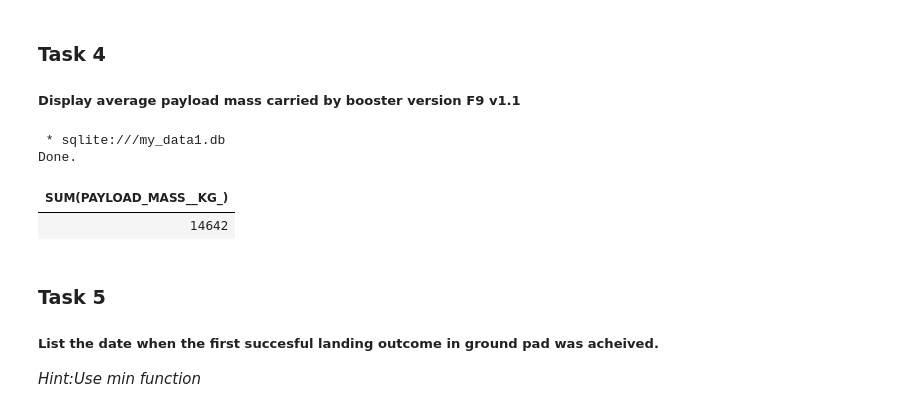
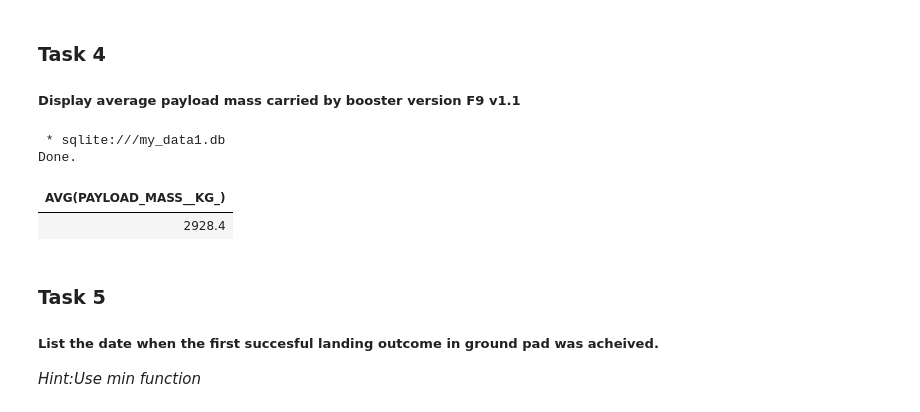
Before and after one commit to ylhoony/ibm-ds-course, a Jupyter notebook: 10_Applied_DS_Capstone/05_eda-sql.ipynb, the cells around one changed output. Cells and saved outputs as stored; diff of their text form; code cells hidden in the pictures.

```diff
--- a/10_Applied_DS_Capstone/05_eda-sql.ipynb
+++ b/10_Applied_DS_Capstone/05_eda-sql.ipynb
@@ -152,14 +153,14 @@ Done.
 ##### Display average payload mass carried by booster version F9 v1.1
 # %%
 %%sql
-SELECT SUM(PAYLOAD_MASS__KG_)
+SELECT AVG(PAYLOAD_MASS__KG_)
 FROM SPACEXTABLE
 WHERE Booster_Version = 'F9 v1.1'
 # %% [output]
  * sqlite:///my_data1.db
 Done.
-| SUM(PAYLOAD_MASS__KG_) |
-| 14642 |
+| AVG(PAYLOAD_MASS__KG_) |
+| 2928.4 |
 # %% [markdown]
 ### Task 5
 
```
Also changed, not shown: parts of 4 cells of this notebook, 9 other files.
